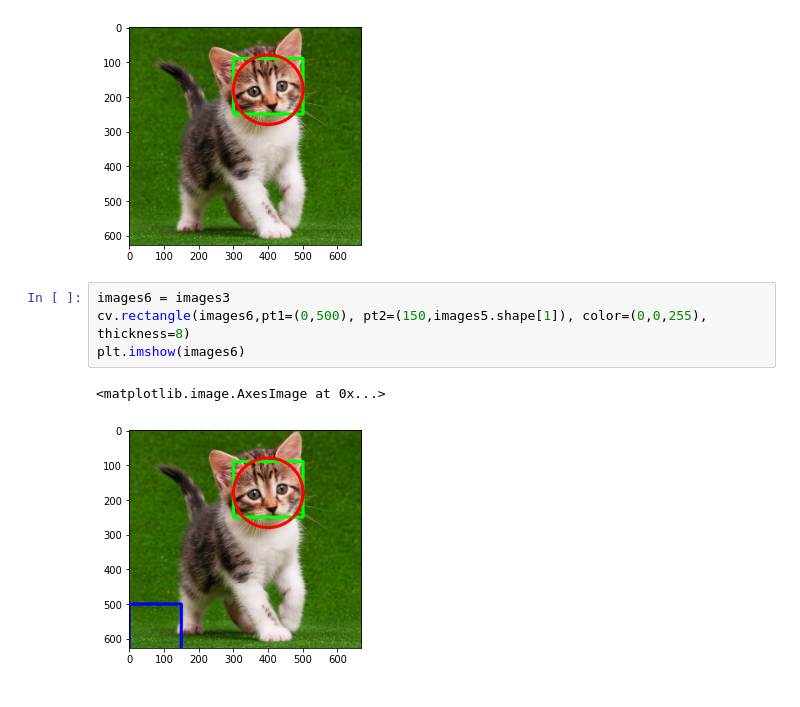
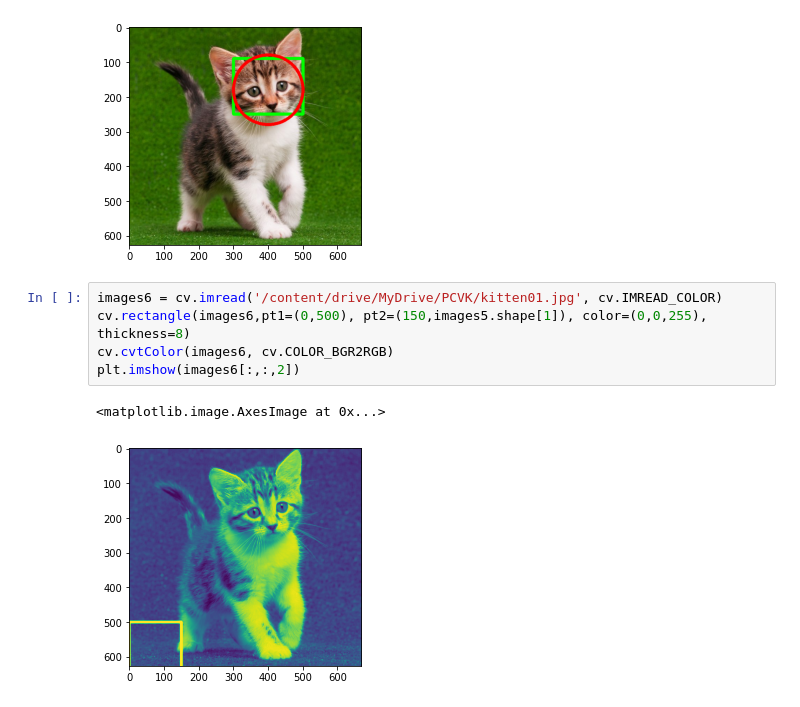
Before and after one commit to Auful01/PCVK, a Jupyter notebook: Week2.ipynb, the cells around one changed output. Cells and saved outputs as stored; diff of their text form.

```diff
--- a/Week2.ipynb
+++ b/Week2.ipynb
@@ -203,9 +203,10 @@ plt.imshow(images5)
 <matplotlib.image.AxesImage at 0x...>
 [figure]
 # %%
-images6 = images3
+images6 = cv.imread('/content/drive/MyDrive/PCVK/kitten01.jpg', cv.IMREAD_COLOR)
 cv.rectangle(images6,pt1=(0,500), pt2=(150,images5.shape[1]), color=(0,0,255), thickness=8)
-plt.imshow(images6)
+cv.cvtColor(images6, cv.COLOR_BGR2RGB)
+plt.imshow(images6[:,:,2])
 # %% [output]
 <matplotlib.image.AxesImage at 0x...>
-[figure, old version]
+[figure, new version]
```
